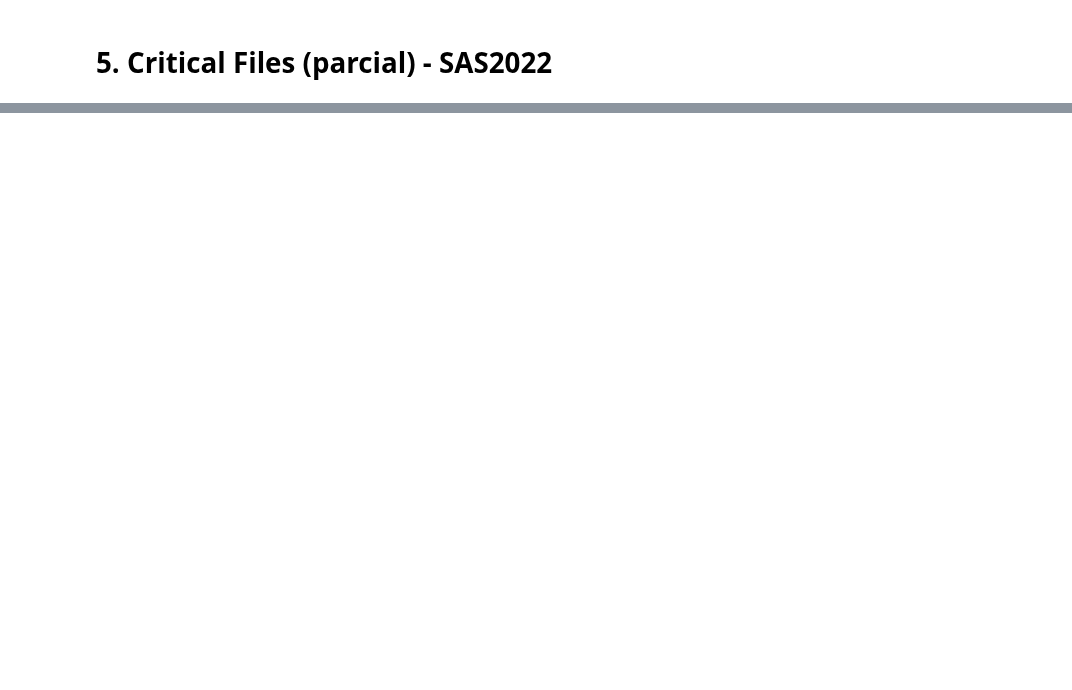
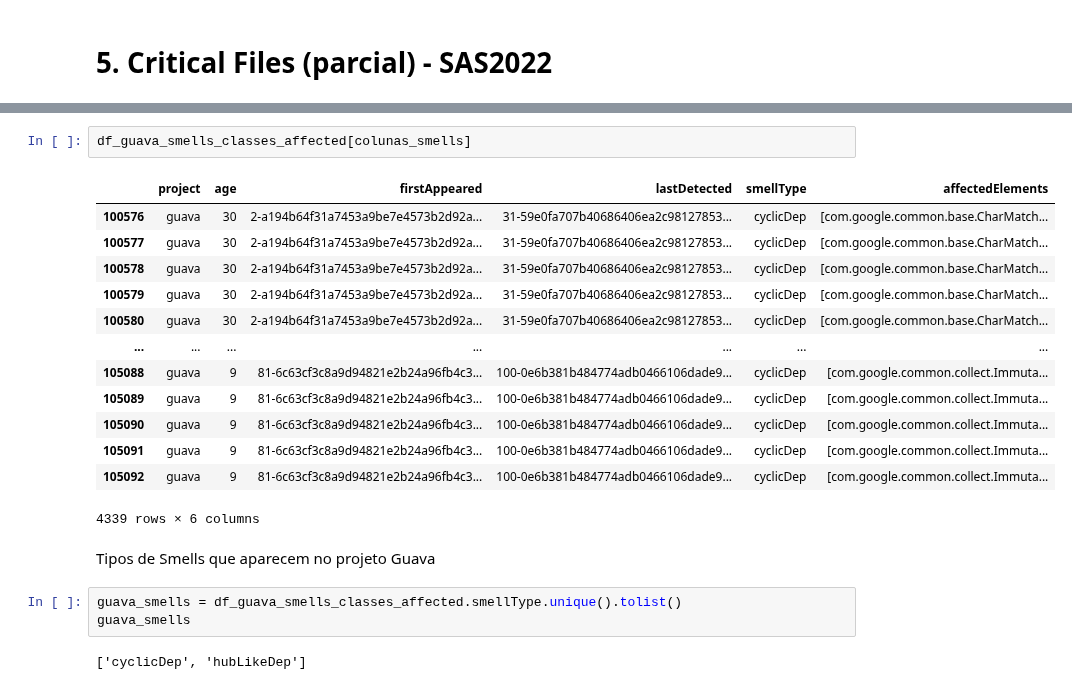
Before and after one commit to armandossrecife/piloto, a Jupyter notebook: compara_sas2022.ipynb, the cells around one changed output, grey strips where cells are left out. Cells and saved outputs as stored; diff of their text form; blank space fills up the shorter version.

```diff
--- a/compara_sas2022.ipynb
+++ b/compara_sas2022.ipynb
@@ -915,0 +1053,23 @@ df_critical_files_guava.head(90)
+# %%
+df_guava_smells_classes_affected[colunas_smells]
+# %% [output]
+|  | project | age | firstAppeared | lastDetected | smellType | affectedElements |
+| 100576 | guava | 30 | 2-a194b64f31a7453a9be7e4573b2d92a... | 31-59e0fa707b40686406ea2c98127853... | cyclicDep | [com.google.common.base.CharMatch... |
+| 100577 | guava | 30 | 2-a194b64f31a7453a9be7e4573b2d92a... | 31-59e0fa707b40686406ea2c98127853... | cyclicDep | [com.google.common.base.CharMatch... |
+| 100578 | guava | 30 | 2-a194b64f31a7453a9be7e4573b2d92a... | 31-59e0fa707b40686406ea2c98127853... | cyclicDep | [com.google.common.base.CharMatch... |
+| 100579 | guava | 30 | 2-a194b64f31a7453a9be7e4573b2d92a... | 31-59e0fa707b40686406ea2c98127853... | cyclicDep | [com.google.common.base.CharMatch... |
+| 100580 | guava | 30 | 2-a194b64f31a7453a9be7e4573b2d92a... | 31-59e0fa707b40686406ea2c98127853... | cyclicDep | [com.google.common.base.CharMatch... |
+| ... | ... | ... | ... | ... | ... | ... |
+| 105088 | guava | 9 | 81-6c63cf3c8a9d94821e2b24a96fb4c3... | 100-0e6b381b484774adb0466106dade9... | cyclicDep | [com.google.common.collect.Immuta... |
+| 105089 | guava | 9 | 81-6c63cf3c8a9d94821e2b24a96fb4c3... | 100-0e6b381b484774adb0466106dade9... | cyclicDep | [com.google.common.collect.Immuta... |
+| 105090 | guava | 9 | 81-6c63cf3c8a9d94821e2b24a96fb4c3... | 100-0e6b381b484774adb0466106dade9... | cyclicDep | [com.google.common.collect.Immuta... |
+| 105091 | guava | 9 | 81-6c63cf3c8a9d94821e2b24a96fb4c3... | 100-0e6b381b484774adb0466106dade9... | cyclicDep | [com.google.common.collect.Immuta... |
+| 105092 | guava | 9 | 81-6c63cf3c8a9d94821e2b24a96fb4c3... | 100-0e6b381b484774adb0466106dade9... | cyclicDep | [com.google.common.collect.Immuta... |
+4339 rows × 6 columns
+# %% [markdown]
+Tipos de Smells que aparecem no projeto Guava
+# %%
+guava_smells = df_guava_smells_classes_affected.smellType.unique().tolist()
+guava_smells
+# %% [output]
+['cyclicDep', 'hubLikeDep']
```
Also changed, not shown: parts of 19 cells of this notebook.
